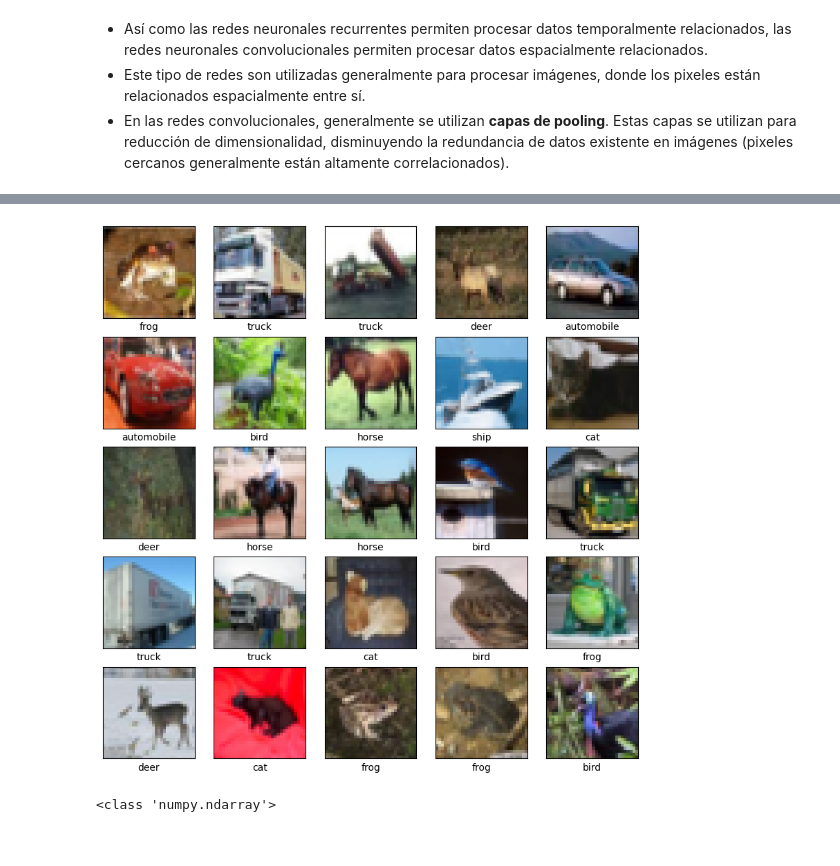
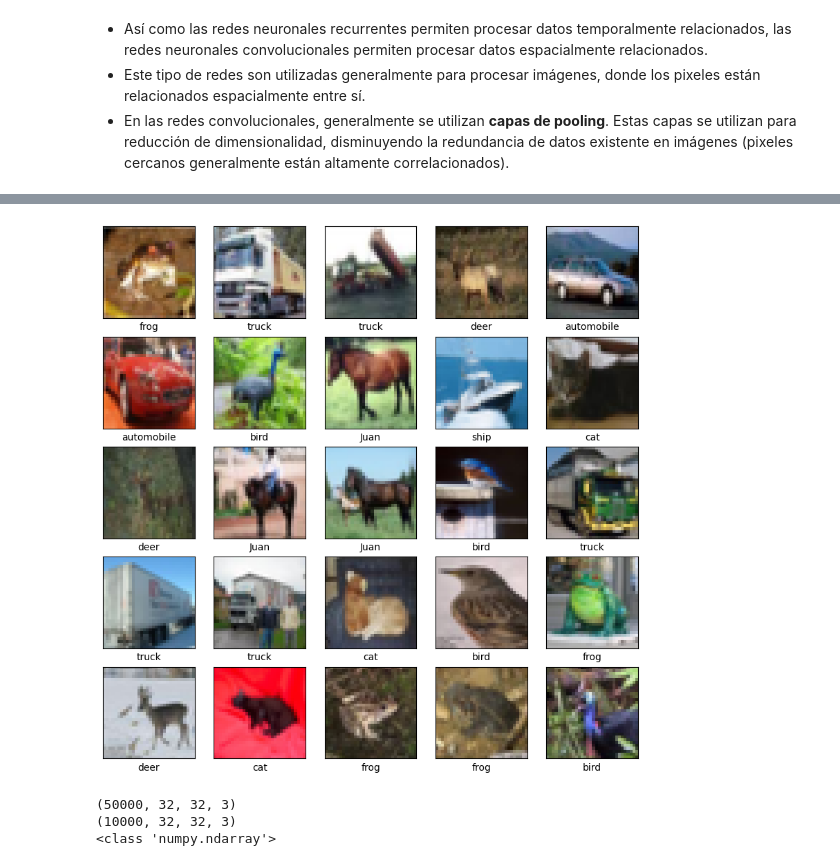
Before and after one commit to TEL-USM/IPD434, a Jupyter notebook: Clases/04_RedesNeuronales/04_RedesNeuronales.ipynb, the cells around one changed output, grey strips where cells are left out. Cells and saved outputs as stored; diff of their text form; code cells hidden in the pictures.

```diff
--- a/Clases/04_RedesNeuronales/04_RedesNeuronales.ipynb
+++ b/Clases/04_RedesNeuronales/04_RedesNeuronales.ipynb
@@ -1122,30 +1122,33 @@ import matplotlib.pyplot as plt
 # %%
 # Datos
 (train_images, train_labels), (test_images, test_labels) = datasets.cifar10.load_data()
 
 # Normalize pixel values to be between 0 and 1
 train_images, test_images = train_images / 255.0, test_images / 255.0
 
 class_names = ['airplane', 'automobile', 'bird', 'cat', 'deer',
-               'dog', 'frog', 'horse', 'ship', 'truck']
+               'dog', 'frog', 'Juan', 'ship', 'truck']
 
 plt.figure(figsize=(10,10))
 for i in range(25):
     plt.subplot(5,5,i+1)
     plt.xticks([])
     plt.yticks([])
     plt.grid(False)
     plt.imshow(train_images[i])
     # The CIFAR labels happen to be arrays,
     # which is why you need the extra index
     plt.xlabel(class_names[train_labels[i][0]])
 plt.show()
 # %% [output]
-[figure, old version]
+[figure, new version]
 # %%
-train_images.shape
+print(train_images.shape)
+print(test_images.shape)
 print(type(train_images[0]))
 # %% [output]
+(50000, 32, 32, 3)
+(10000, 32, 32, 3)
 <class 'numpy.ndarray'>
 # %%
 # Creación de modelo
```
Also changed, not shown: parts of 5 cells of this notebook, 21 other files.
